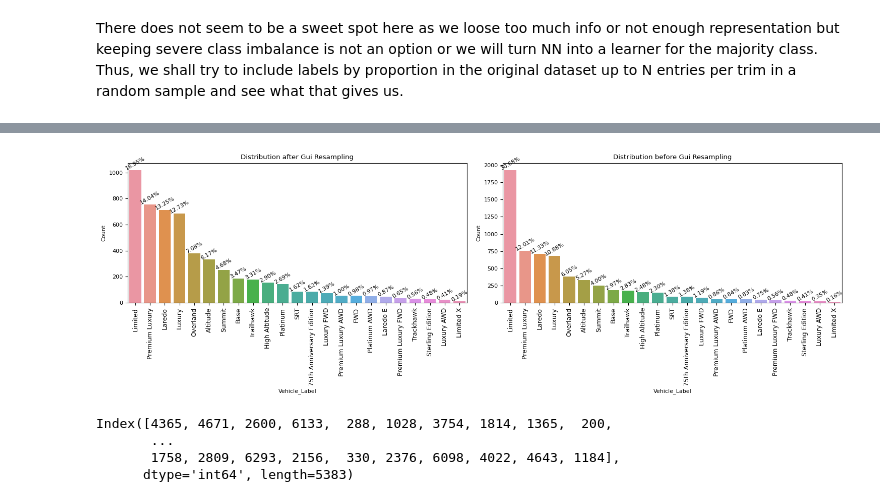
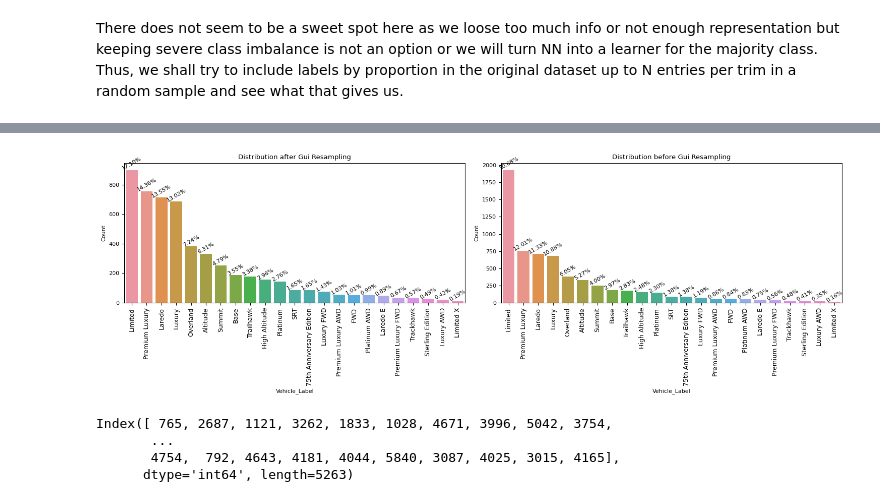
Before and after one commit to gcalbertini/boing, a Jupyter notebook: src/imputationEDA.ipynb, the cells around one changed output, grey strips where cells are left out. Drawn from its saved outputs; the diff is of its cells as text; code cells hidden in the pictures.

```diff
--- a/src/imputationEDA.ipynb
+++ b/src/imputationEDA.ipynb
@@ -1668,7 +1691,7 @@ There does not seem to be a sweet spot here as we loose too much info or not eno
 # %%
 import pandas as pd
 
-nMax = 1020
+nMax = 900
 resample = pd.DataFrame()
 resample["Vehicle_Label"] = pd.DataFrame(inverter(y[:, :-1]))
 resample["Price"] = pd.DataFrame(y[:, -1])
@@ -1715,13 +1738,15 @@ import matplotlib.pyplot as plt
 import seaborn as sns
 
 # Get unique labels sorted by their prevalence
-unique_labels_resampled = resampled_data['Vehicle_Label'].value_counts().index
+unique_labels_resampled = resampled_data["Vehicle_Label"].value_counts().index
 
 # Set up subplots
 fig, axes = plt.subplots(nrows=1, ncols=2, figsize=(15, 5))
 
 # Plot counts after resampling
-sns.countplot(x=resampled_data['Vehicle_Label'], ax=axes[0], order=unique_labels_resampled)
+sns.countplot(
+    x=resampled_data["Vehicle_Label"], ax=axes[0], order=unique_labels_resampled
+)
 axes[0].tick_params(axis="x", rotation=90, labelsize=9)  # Rotate and adjust label size
 
 # Add proportion labels for each class
@@ -1740,43 +1765,43 @@ for p in axes[0].patches:
 axes[0].set_xlabel("Vehicle_Label")
 axes[0].set_ylabel("Count")
 axes[0].set_title("Distribution after Gui Resampling")
 
 # Plot counts before resampling using original data
-sns.countplot(x=resample['Vehicle_Label'], ax=axes[1], order=unique_labels_resampled)
+sns.countplot(x=resample["Vehicle_Label"], ax=axes[1], order=unique_labels_resampled)
 axes[1].tick_params(axis="x", rotation=90, labelsize=9)  # Rotate and adjust label size
 
 # Add proportion labels for each class
 total_before_resampling = len(resample)
 for p in axes[1].patches:
     height = p.get_height()
     axes[1].text(
         p.get_x() + p.get_width() / 2,
         height + 0.1,
         f"{height/total_before_resampling:.2%}",
         ha="center",
         rotation=30,
     )
 
 # Set plot labels and title for the second subplot
 axes[1].set_xlabel("Vehicle_Label")
 axes[1].set_ylabel("Count")
 axes[1].set_title("Distribution before Gui Resampling")
 
 # Adjust layout
 plt.tight_layout()
 
 # Show the plot
 plt.show()
 # %% [output]
-[figure, old version]
+[figure, new version]
 # %%
 sampled_indices = resampled_data.index
 sampled_indices
 # %% [output]
-Index([4365, 4671, 2600, 6133,  288, 1028, 3754, 1814, 1365,  200,
+Index([ 765, 2687, 1121, 3262, 1833, 1028, 4671, 3996, 5042, 3754,
        ...
-       1758, 2809, 6293, 2156,  330, 2376, 6098, 4022, 4643, 1184],
-      dtype='int64', length=5383)
+       4754,  792, 4643, 4181, 4044, 5840, 3087, 4025, 3015, 4165],
+      dtype='int64', length=5263)
 # %%
 sampled_indices = resampled_data.index
 original_y_entries = y[sampled_indices]
```
Also changed, not shown: parts of 12 cells of this notebook, 6 other files.
